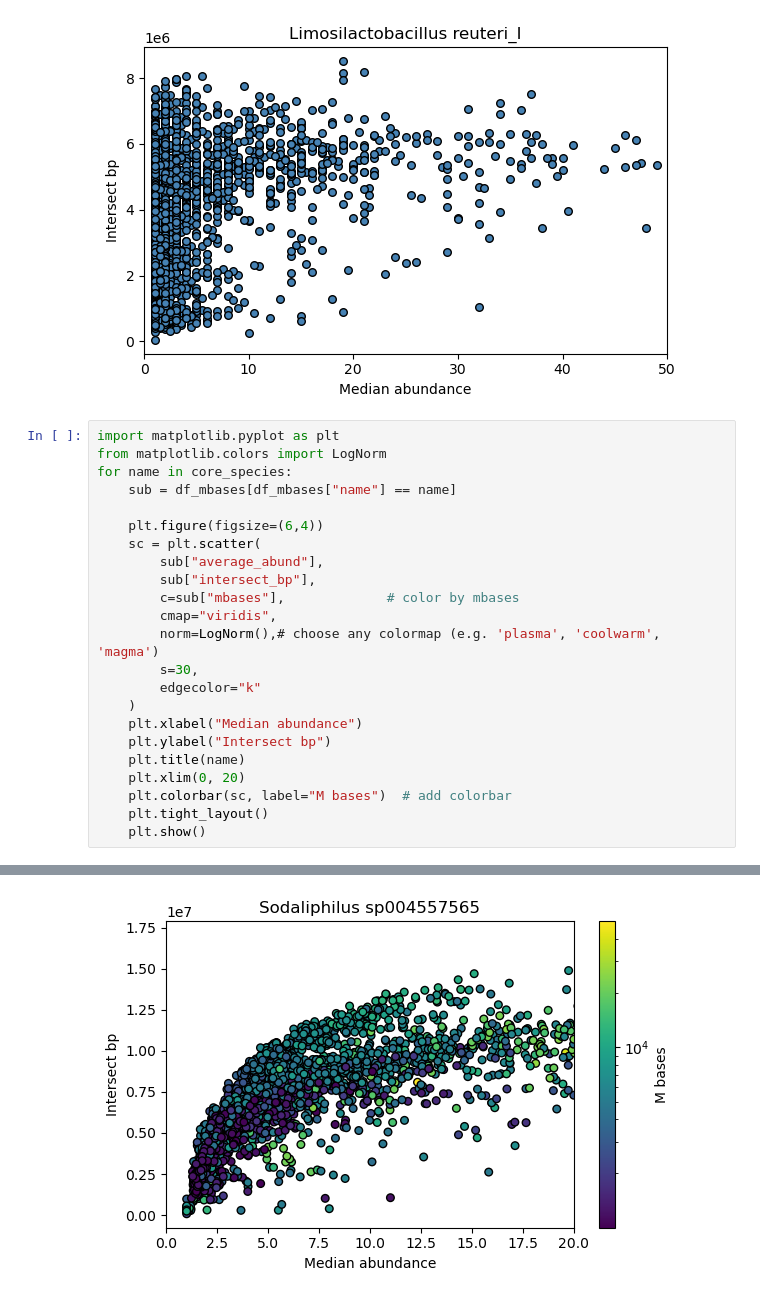
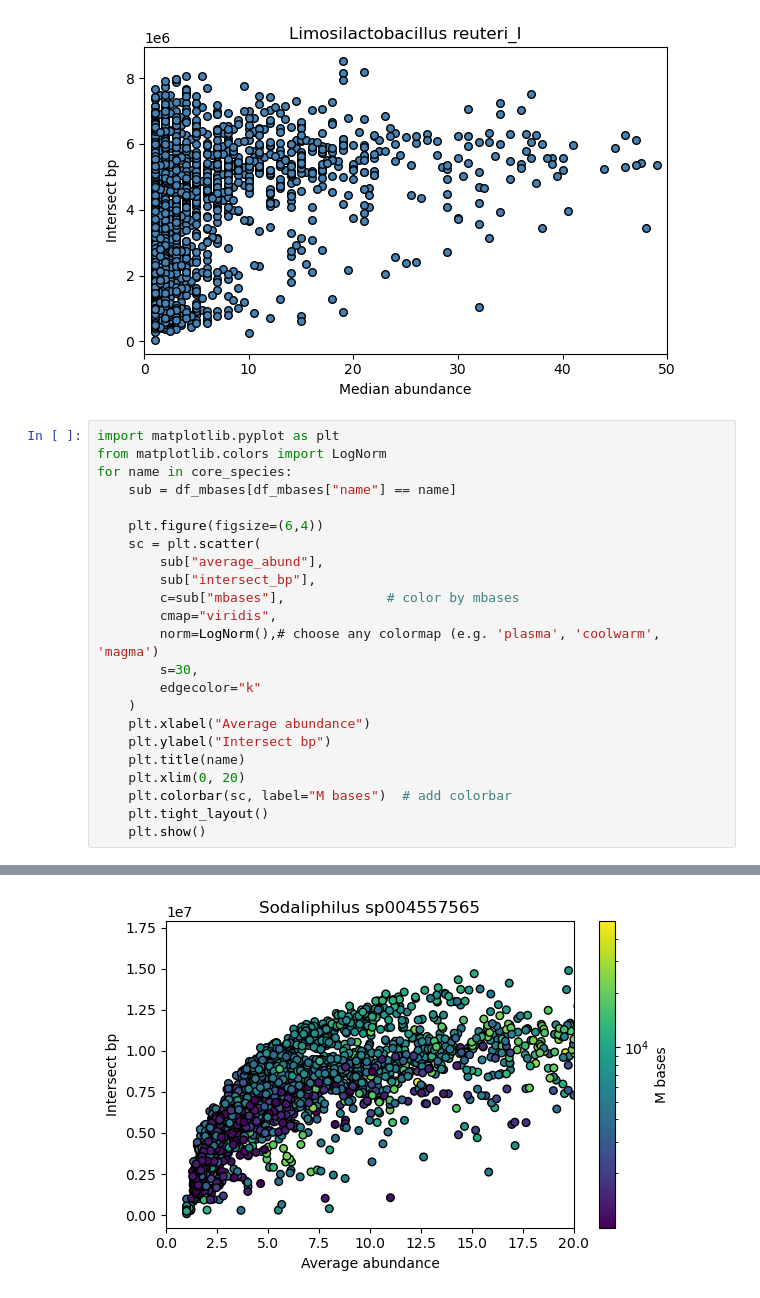
Before and after one commit to AnneliektH/2025-pig-binning-plots, a Jupyter notebook: notebooks/get_medianabund_intersectbp_corespp.ipynb, the cells around one changed output, grey strips where cells are left out. Drawn from its saved outputs; the diff is of its cells as text.

```diff
--- a/notebooks/get_medianabund_intersectbp_corespp.ipynb
+++ b/notebooks/get_medianabund_intersectbp_corespp.ipynb
@@ -127,32 +127,32 @@ for name in core_species:
 # %%
 import matplotlib.pyplot as plt
 from matplotlib.colors import LogNorm
 for name in core_species:
     sub = df_mbases[df_mbases["name"] == name]
 
     plt.figure(figsize=(6,4))
     sc = plt.scatter(
         sub["average_abund"],
         sub["intersect_bp"],
         c=sub["mbases"],             # color by mbases
         cmap="viridis",
         norm=LogNorm(),# choose any colormap (e.g. 'plasma', 'coolwarm', 'magma')
         s=30,
         edgecolor="k"
     )
-    plt.xlabel("Median abundance")
+    plt.xlabel("Average abundance")
     plt.ylabel("Intersect bp")
     plt.title(name)
     plt.xlim(0, 20)
     plt.colorbar(sc, label="M bases")  # add colorbar
     plt.tight_layout()
     plt.show()
 # %% [output]
 [figure]
 [figure]
 [figure]
 [figure]
 [figure]
 [figure]
-[figure, old version]
+[figure, new version]
 [figure]
```
Also changed, not shown: parts of 1 cell of this notebook.
